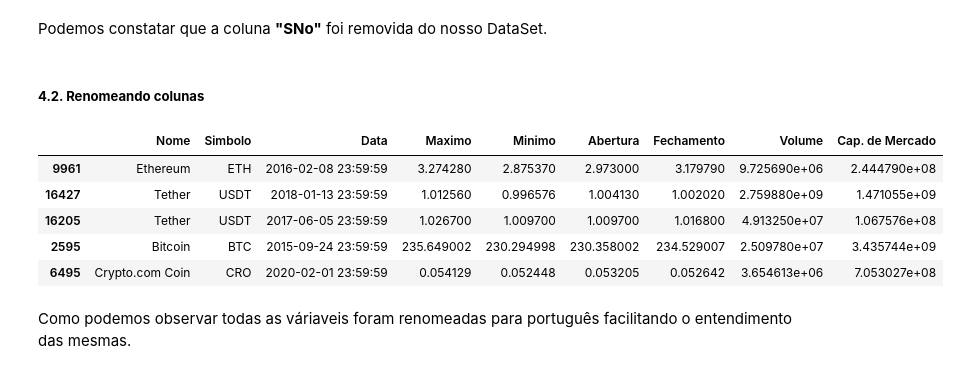
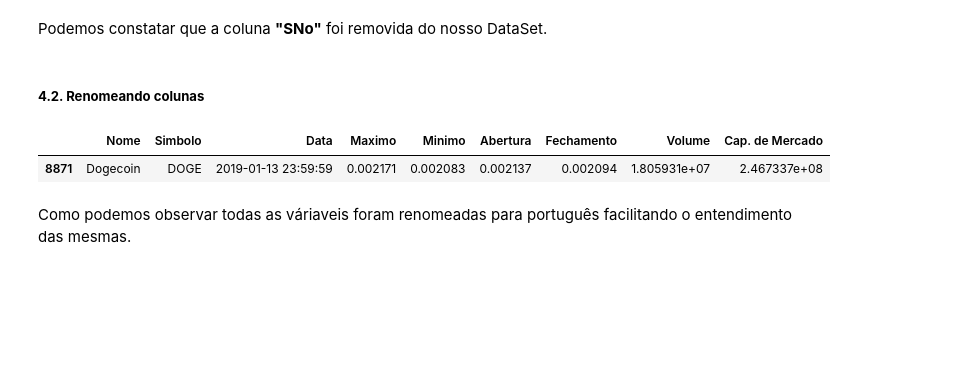
Before and after one commit to gideoni-santos/HermesCrypto, a Jupyter notebook: relatorio.ipynb, the cells around one changed output. Cells and saved outputs as stored; diff of their text form; code cells hidden in the pictures; blank space fills up the shorter version.

```diff
--- a/relatorio.ipynb
+++ b/relatorio.ipynb
@@ -292,26 +292,22 @@ Podemos constatar que a coluna **"SNo"** foi removida do nosso DataSet.
 # %%
 #Definindo nomes das váriaveis que serão renomeados
 data_clean.rename(
     columns={
         'Name': 'Nome',
         'Symbol': 'Simbolo',
         'Date': 'Data',
         'High': 'Maximo',
         'Low': 'Minimo',
         'Open': 'Abertura',
         'Close': 'Fechamento',
         'Volume': 'Volume',
         'Marketcap': 'Cap. de Mercado'
     }, inplace=True
 )
 
-data_clean.sample(5)
+data_clean.sample()
 # %% [output]
 |  | Nome | Simbolo | Data | Maximo | Minimo | Abertura | Fechamento | Volume | Cap. de Mercado |
-| 9961 | Ethereum | ETH | 2016-02-08 23:59:59 | 3.274280 | 2.875370 | 2.973000 | 3.179790 | 9.725690e+06 | 2.444790e+08 |
-| 16427 | Tether | USDT | 2018-01-13 23:59:59 | 1.012560 | 0.996576 | 1.004130 | 1.002020 | 2.759880e+09 | 1.471055e+09 |
-| 16205 | Tether | USDT | 2017-06-05 23:59:59 | 1.026700 | 1.009700 | 1.009700 | 1.016800 | 4.913250e+07 | 1.067576e+08 |
-| 2595 | Bitcoin | BTC | 2015-09-24 23:59:59 | 235.649002 | 230.294998 | 230.358002 | 234.529007 | 2.509780e+07 | 3.435744e+09 |
-| 6495 | Crypto.com Coin | CRO | 2020-02-01 23:59:59 | 0.054129 | 0.052448 | 0.053205 | 0.052642 | 3.654613e+06 | 7.053027e+08 |
+| 8871 | Dogecoin | DOGE | 2019-01-13 23:59:59 | 0.002171 | 0.002083 | 0.002137 | 0.002094 | 1.805931e+07 | 2.467337e+08 |
 # %% [markdown]
 Como podemos observar todas as váriaveis foram renomeadas para português facilitando o entendimento das mesmas.
```
Also changed, not shown: parts of 6 cells of this notebook.
